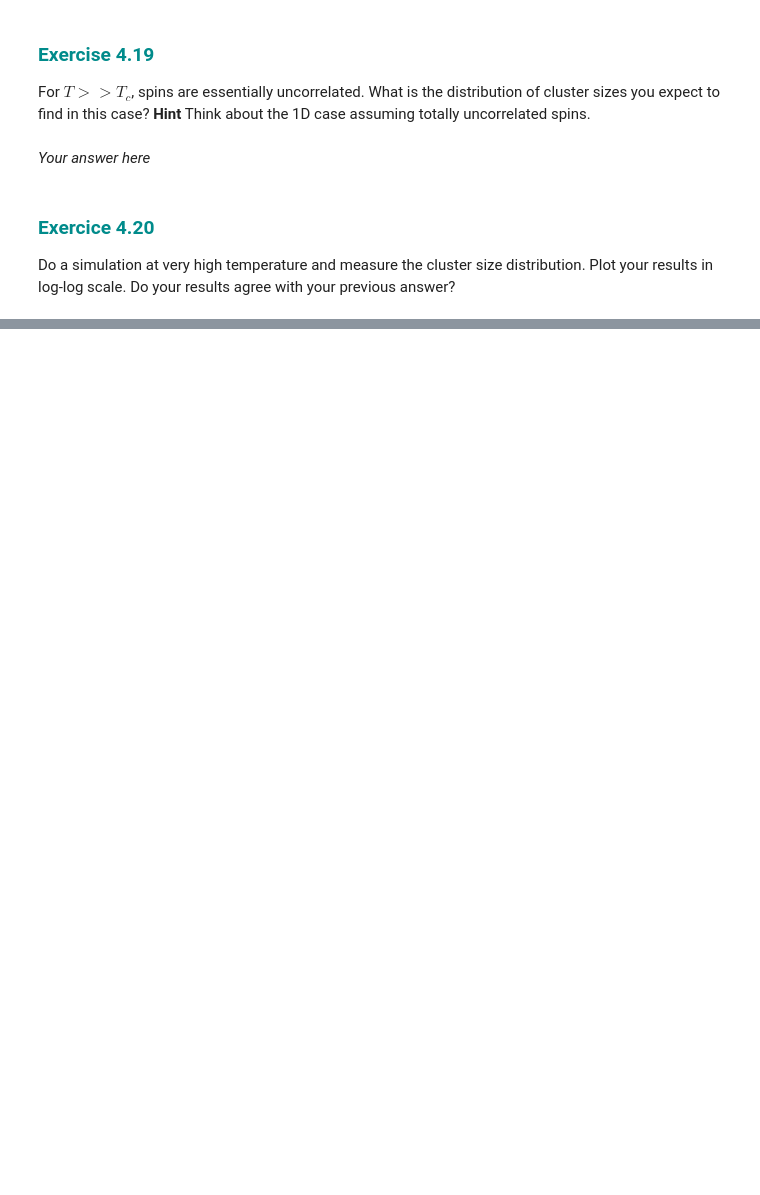
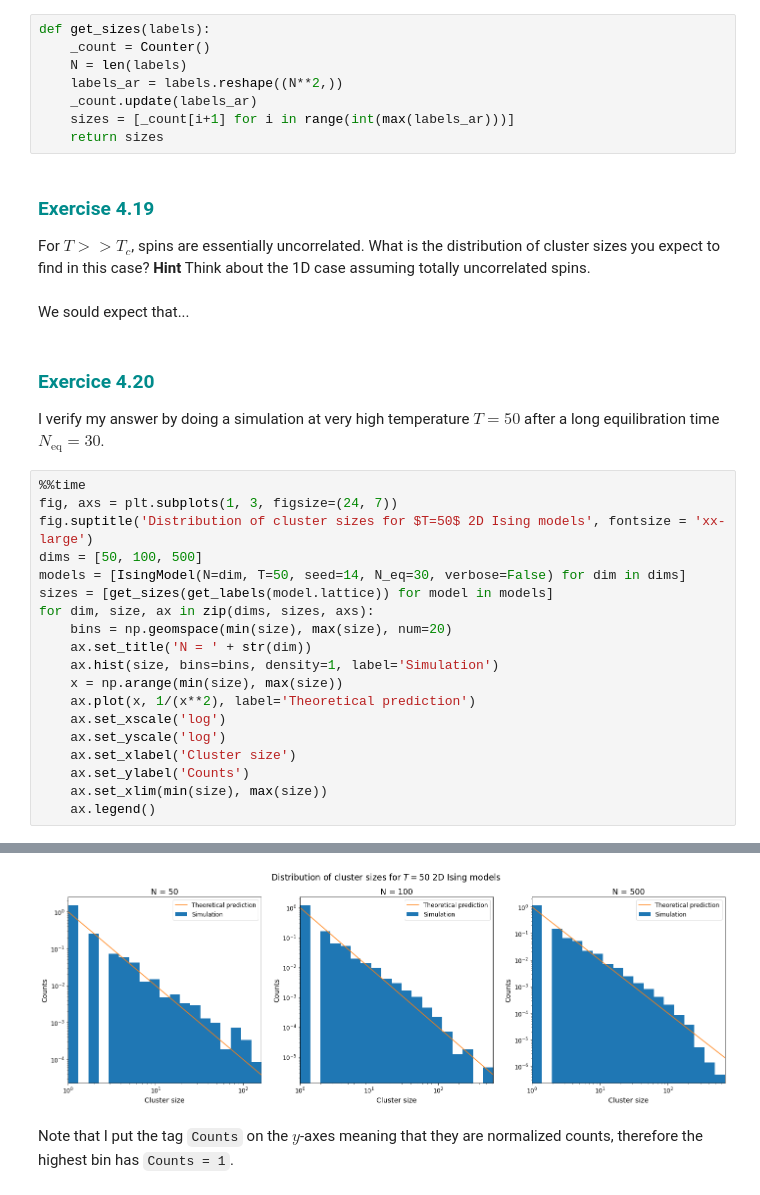
Before and after one commit to VLTSML26/statistical-mechanics-lab, a Jupyter notebook: 4-Ising-Model/4-Ising-Model.ipynb, the cells around one changed output, grey strips where cells are left out. Saved outputs shown, nothing was run; the diff lists cells and outputs as text; blank space fills up the shorter version.

Commit message:
ex04 needs final answer and comments

```diff
--- a/4-Ising-Model/4-Ising-Model.ipynb
+++ b/4-Ising-Model/4-Ising-Model.ipynb
@@ -465,8 +512,36 @@ However, my function `cluster_measures` already returns a tuple with the size di
+# %%
+def get_sizes(labels):
+    _count = Counter()
+    N = len(labels)
+    labels_ar = labels.reshape((N**2,))
+    _count.update(labels_ar)
+    sizes = [_count[i+1] for i in range(int(max(labels_ar)))]
+    return sizes
 # %% [markdown]
 ### <span style="color:darkcyan">Exercise 4.19
 For $T >> T_c$, spins are essentially uncorrelated. What is the distribution of cluster sizes you expect to find in this case? **Hint** Think about the 1D case assuming totally uncorrelated spins.
-# %% [markdown]
-*Your answer here*
-# %% [markdown]
-### <span style="color:darkcyan">Exercice 4.20
-Do a simulation at very high temperature and measure the cluster size distribution. Plot your results in log-log scale. Do your results agree with your previous answer?
+# %% [markdown]
+We sould expect that...
+# %% [markdown]
+### <span style="color:darkcyan">Exercice 4.20
+I verify my answer by doing a simulation at very high temperature $T=50$ after a long equilibration time $N_\text{eq}=30$.
+# %%
+%%time
+fig, axs = plt.subplots(1, 3, figsize=(24, 7))
+fig.suptitle('Distribution of cluster sizes for $T=50$ 2D Ising models', fontsize = 'xx-large')
+dims = [50, 100, 500]
+models = [IsingModel(N=dim, T=50, seed=14, N_eq=30, verbose=False) for dim in dims]
+sizes = [get_sizes(get_labels(model.lattice)) for model in models]
+for dim, size, ax in zip(dims, sizes, axs):
+    bins = np.geomspace(min(size), max(size), num=20)
+    ax.set_title('N = ' + str(dim))
+    ax.hist(size, bins=bins, density=1, label='Simulation')
+    x = np.arange(min(size), max(size))
+    ax.plot(x, 1/(x**2), label='Theoretical prediction')
+    ax.set_xscale('log')
+    ax.set_yscale('log')
+    ax.set_xlabel('Cluster size')
+    ax.set_ylabel('Counts')
+    ax.set_xlim(min(size), max(size))
+    ax.legend()
+# %% [output]
@@ -472,0 +550,3 @@ Do a simulation at very high temperature and measure the cluster size distributi
+[figure, added]
+# %% [markdown]
+Note that I put the tag `Counts` on the $y$-axes meaning that they are normalized counts, therefore the highest bin has `Counts = 1`.
```
Also changed, not shown: parts of 35 cells of this notebook, 1 other file.
